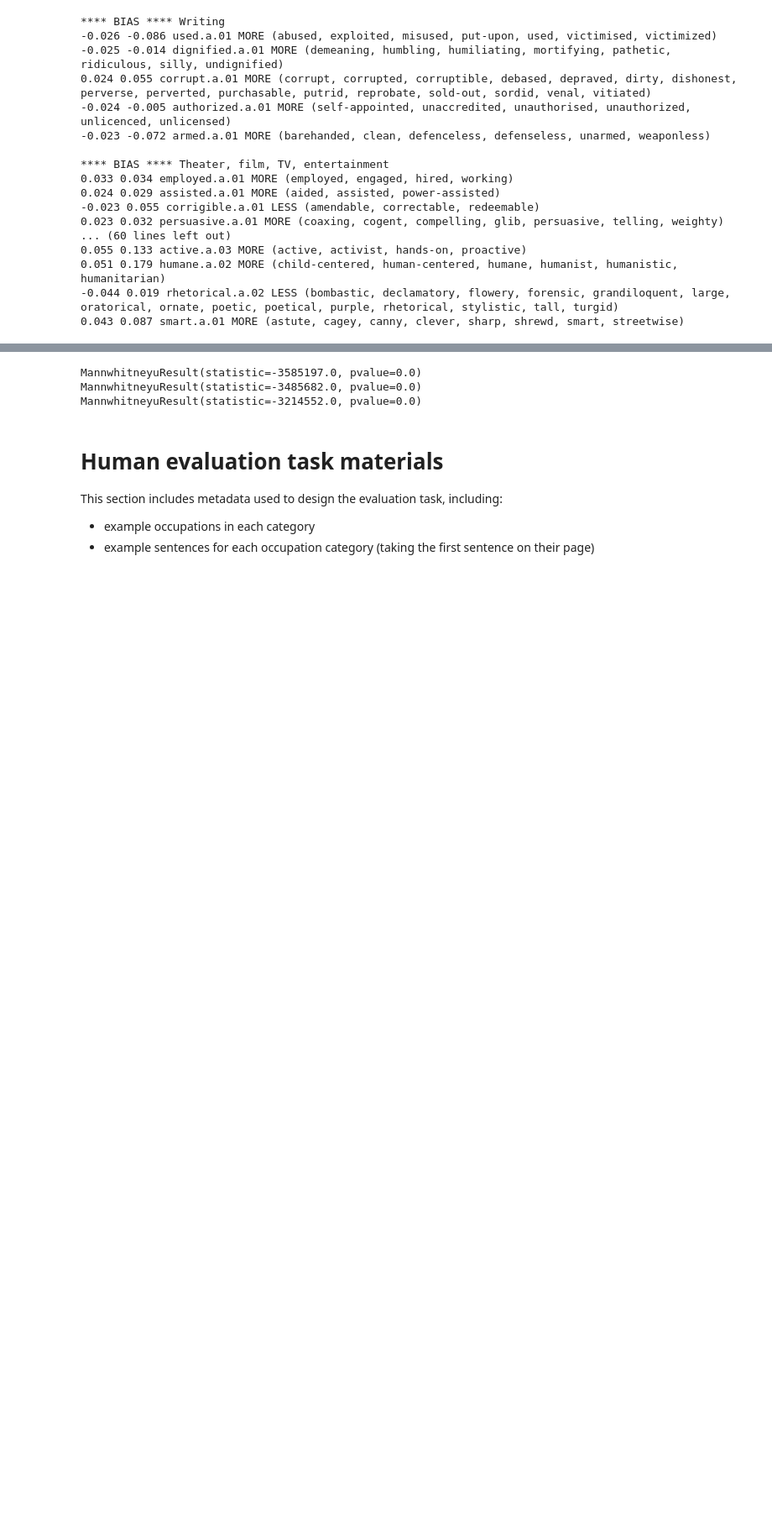
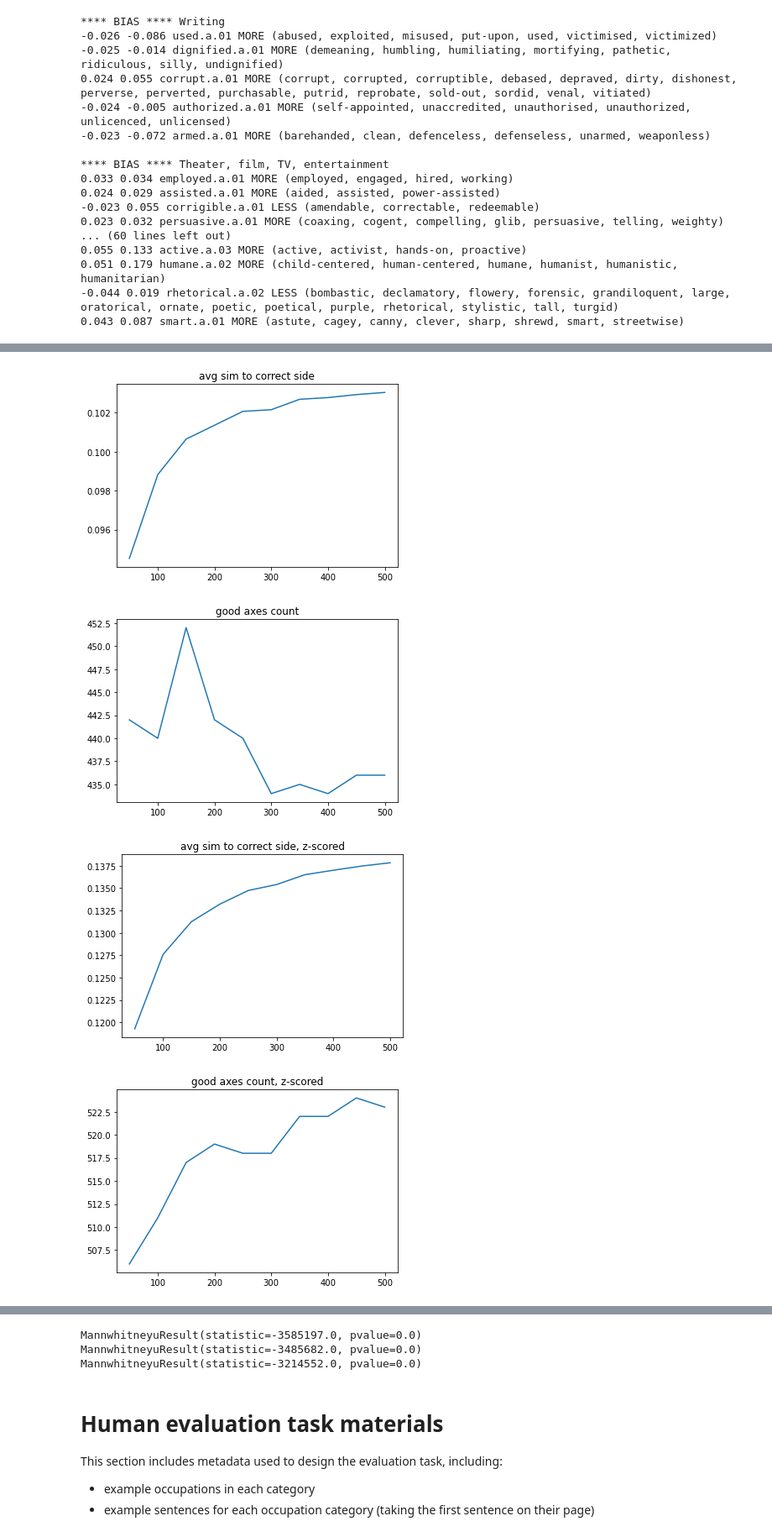
Before and after one commit to lucy3/context_semantic_axes, a Jupyter notebook: code/axes_occupation_viz.ipynb, the cells around one changed output, grey strips where cells are left out. Shown at 84% size. Saved outputs shown, nothing was run; the diff lists cells and outputs as text; code cells hidden in the pictures; blank space fills up the shorter version.

```diff
--- a/code/axes_occupation_viz.ipynb
+++ b/code/axes_occupation_viz.ipynb
@@ -229,7 +231,7 @@ show_top_axes(LOGS + 'semantics_val/person/frameaxis_bert-default.json', scores2
 0.032 0.105 smart.a.01 MORE (astute, cagey, canny, clever, sharp, shrewd, smart, streetwise)
 0.031 0.107 humane.a.02 MORE (child-centered, human-centered, humane, humanist, humanistic, humanitarian)
 # %%
-scores3 = plot_axes_quality('bert-zscore')
+scores3, _, _ = plot_axes_quality('bert-zscore')
 # %% [output]
 BEST [('established.a.01_right', 0.7294871953224412), ('proved.a.01_right', 0.6003769027690024), ('coastal.a.02_left', 0.534377121387999), ('diligent.a.02_left', 0.516783715891913), ('metallic.a.01_ri ...
 WORST [('right.a.07_right', -0.3167768528796098), ('simple.a.06_right', -0.2753792586020164), ('bidirectional.a.01_right', -0.26510131944057097), ('lower-class.a.01_right', -0.23113754876505607), ('di ...
@@ -277,8 +279,3 @@ show_top_axes(LOGS + 'semantics_val/person/frameaxis_bert-zscore.json', scores3)
 0.051 0.179 humane.a.02 MORE (child-centered, human-centered, humane, humanist, humanistic, humanitarian)
 -0.044 0.019 rhetorical.a.02 LESS (bombastic, declamatory, flowery, forensic, grandiloquent, large, oratorical, ornate, poetic, poetical, purple, rhetorical, stylistic, tall, turgid)
 0.043 0.087 smart.a.01 MORE (astute, cagey, canny, clever, sharp, shrewd, smart, streetwise)
-# %%
-# inspect effect of N on score
-for top_n in [100, 300, 400, 500]:
-    _ = plot_axes_quality('bert-base-prob' + str(top_n))
-    _ = plot_axes_quality('bert-base-prob' + str(top_n) + '-zscore')
@@ -323 +282,33 @@ GOOD AXES COUNT: 525
+# %%
+# inspect effect of N on score
+pole_sims = []
+axes_counts = []
+top_n_list = [50, 100, 150, 200, 250, 300, 350, 400, 450, 500]
+for top_n in top_n_list:
+    _, avg_sim, good_count = plot_axes_quality('bert-base-prob' + str(top_n), do_plot=False)
+    pole_sims.append(avg_sim)
+    axes_counts.append(good_count)
+plt.plot(top_n_list, pole_sims)
+plt.title('avg sim to correct side')
+plt.show()
+plt.plot(top_n_list, axes_counts)
+plt.title('good axes count')
+plt.show()
+pole_sims = []
+axes_counts = []
+for top_n in top_n_list:
+    _, avg_sim, good_count = plot_axes_quality('bert-base-prob' + str(top_n) + '-zscore', do_plot=False)
+    pole_sims.append(avg_sim)
+    axes_counts.append(good_count)
+plt.plot(top_n_list, pole_sims)
+plt.title('avg sim to correct side, z-scored')
+plt.show()
+plt.plot(top_n_list, axes_counts)
+plt.title('good axes count, z-scored')
+plt.show()
+# %% [output]
+[figure, added]
+[figure, added]
+[figure, added]
+[figure, added]
 # %%
```
Also changed, not shown: parts of 10 cells of this notebook, 2 other files.
